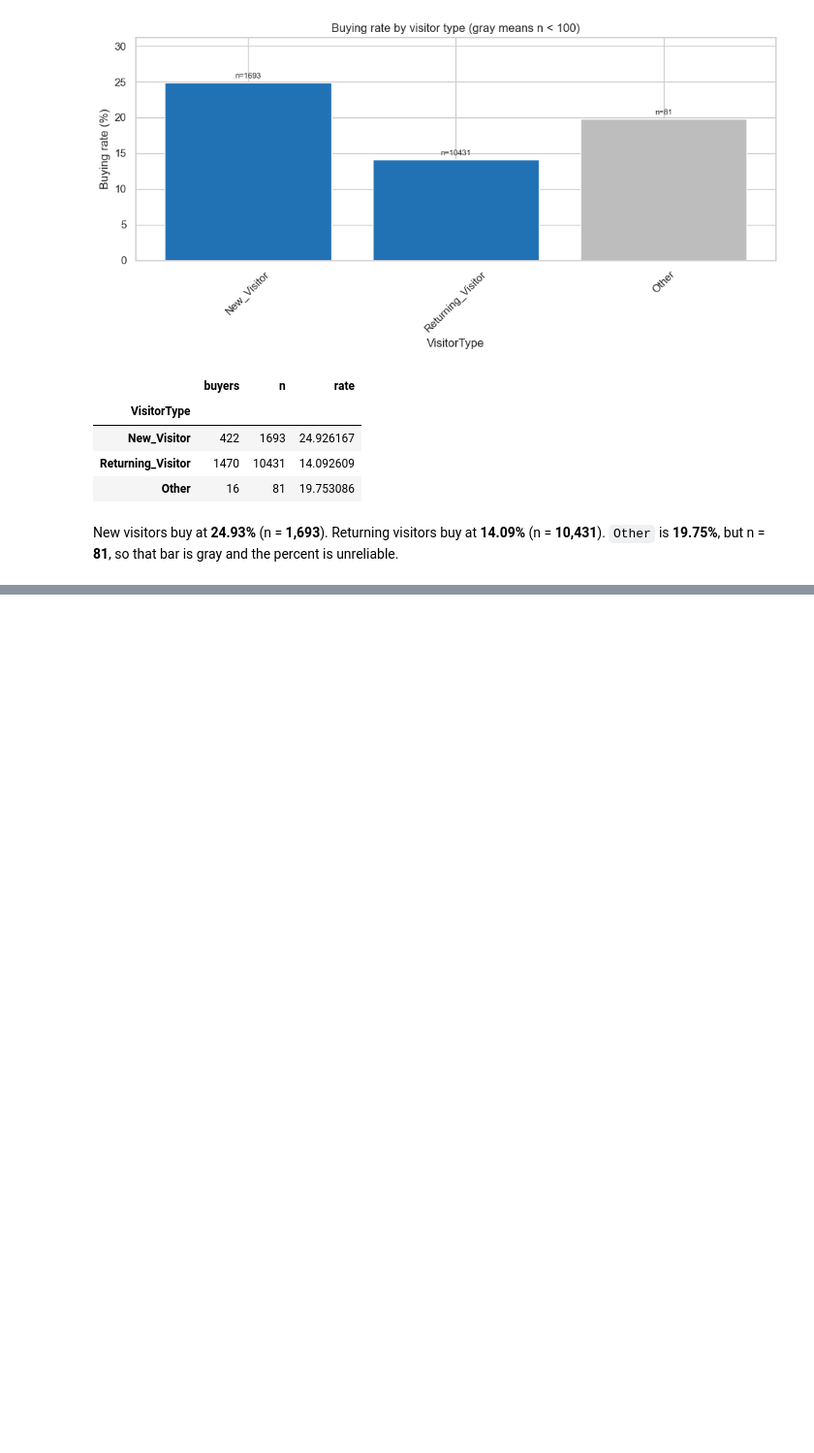
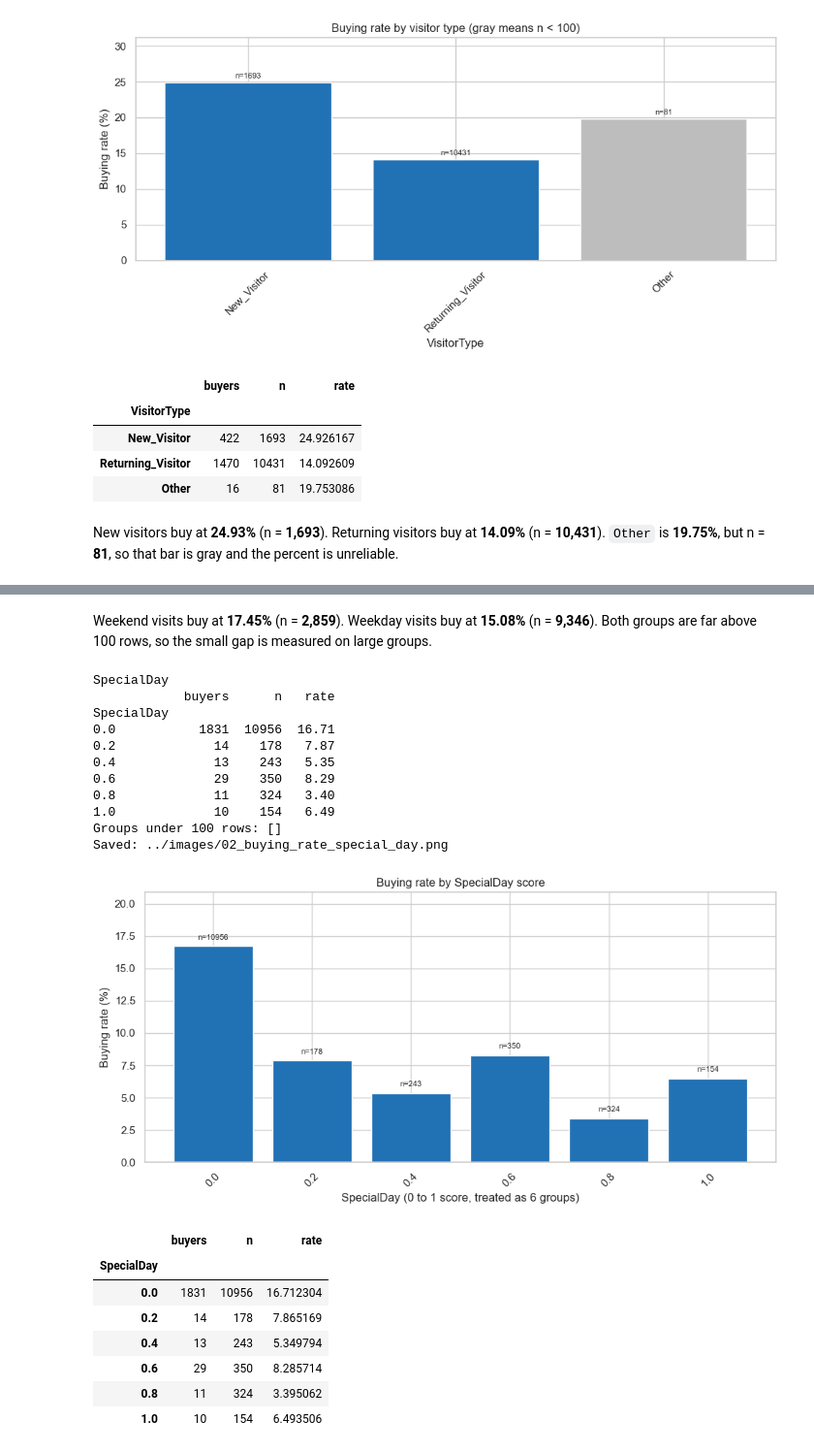
Before and after one commit to ghayasshahid/BuyerBehaviorPrediction, a Jupyter notebook: notebooks/02_eda.ipynb, the cells around one changed output, grey strips where cells are left out. Shown at 97% size. Drawn from its saved outputs; the diff is of its cells as text; code cells hidden in the pictures; blank space fills up the shorter version.

```diff
--- a/notebooks/02_eda.ipynb
+++ b/notebooks/02_eda.ipynb
@@ -401,0 +424,32 @@ New visitors buy at **24.93%** (n = **1,693**). Returning visitors buy at **14.0
+# %% [markdown]
+Weekend visits buy at **17.45%** (n = **2,859**). Weekday visits buy at **15.08%** (n = **9,346**). Both groups are far above 100 rows, so the small gap is measured on large groups.
+# %%
+buying_rate_bars(
+    df,
+    "SpecialDay",
+    "buying_rate_special_day",
+    "Buying rate by SpecialDay score",
+    "SpecialDay (0 to 1 score, treated as 6 groups)",
+    order=[0.0, 0.2, 0.4, 0.6, 0.8, 1.0],
+)
+# %% [output]
+SpecialDay
+            buyers      n   rate
+SpecialDay
+0.0           1831  10956  16.71
+0.2             14    178   7.87
+0.4             13    243   5.35
+0.6             29    350   8.29
+0.8             11    324   3.40
+1.0             10    154   6.49
+Groups under 100 rows: []
+Saved: ../images/02_buying_rate_special_day.png
+[figure, added]
+|  | buyers | n | rate |
+| SpecialDay |  |  |  |
+| 0.0 | 1831 | 10956 | 16.712304 |
+| 0.2 | 14 | 178 | 7.865169 |
+| 0.4 | 13 | 243 | 5.349794 |
+| 0.6 | 29 | 350 | 8.285714 |
+| 0.8 | 11 | 324 | 3.395062 |
+| 1.0 | 10 | 154 | 6.493506 |
```
Also changed, not shown: parts of 6 cells of this notebook, 4 other files.
